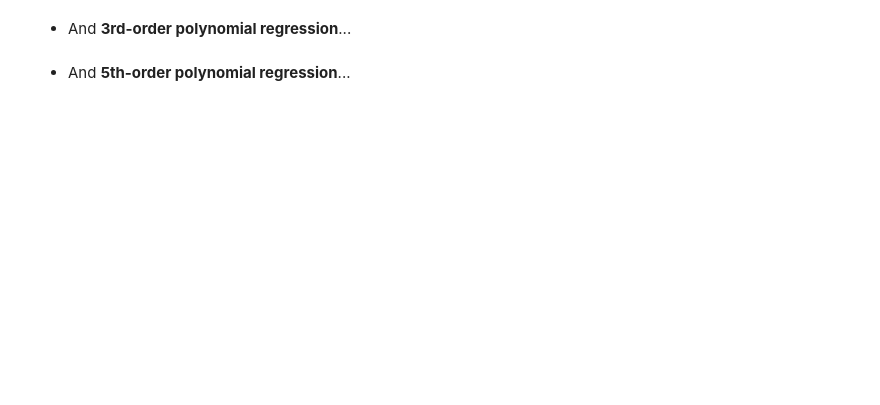
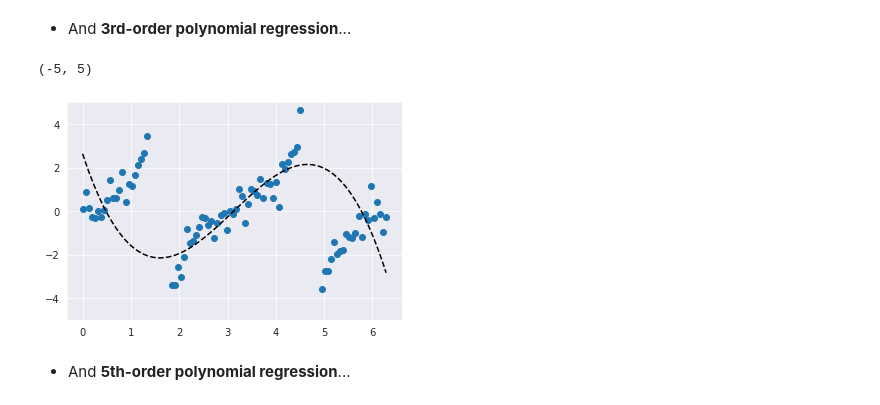
Before and after one commit to cedricsoares/elite_data_science, a Jupyter notebook: 5 - Workbook - The Final Arbiter.ipynb, the cells around one changed output. Cells and saved outputs as stored; diff of their text form; code cells hidden in the pictures; blank space fills up the shorter version.

```diff
--- a/5 - Workbook - The Final Arbiter.ipynb
+++ b/5 - Workbook - The Final Arbiter.ipynb
@@ -503,4 +550,10 @@ Alright, let's jump right into the noisy tangent dataset we've been working on i
 # %% [markdown]
 * And **3rd-order polynomial regression**...
+# %%
+third_order_polynomial_model = fit_and_plot_polynomial_model(df_tangent, LinearRegression(), 3)
+plt.ylim(-5, 5)
+# %% [output]
+(-5, 5)
+[figure, added]
 # %% [markdown]
 * And **5th-order polynomial regression**...
```
Also changed, not shown: parts of 28 cells of this notebook.
